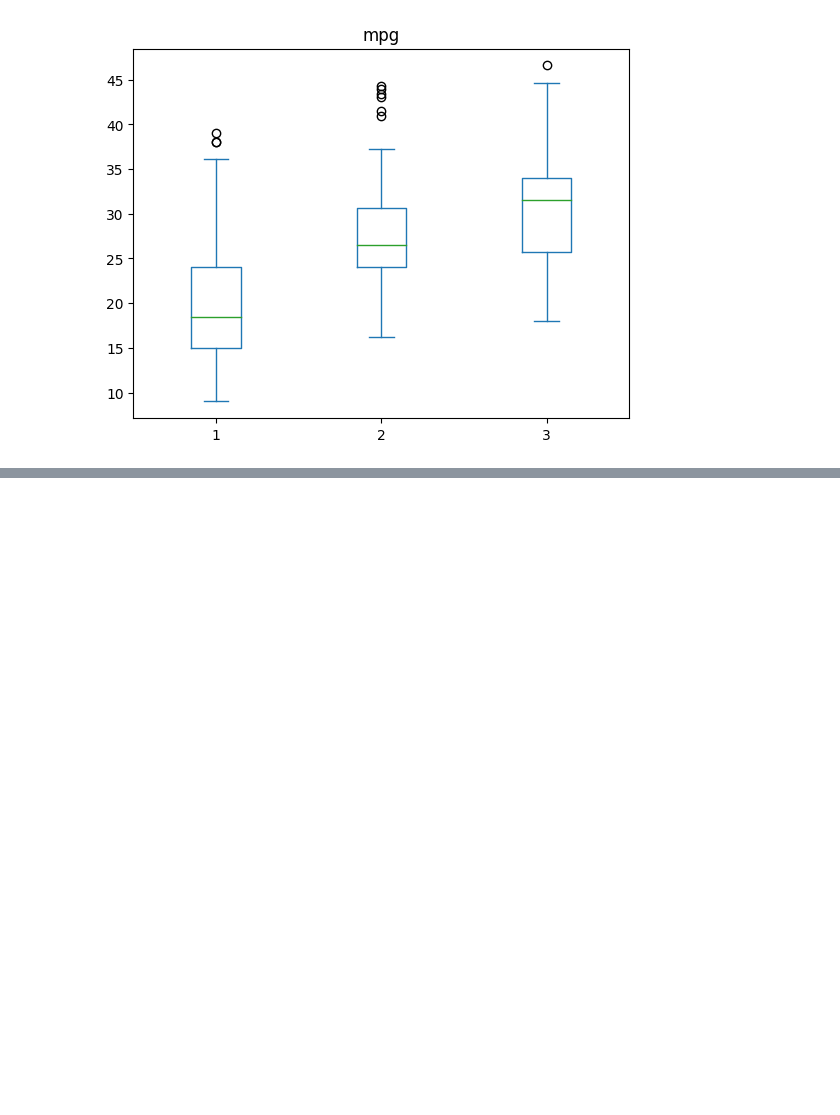
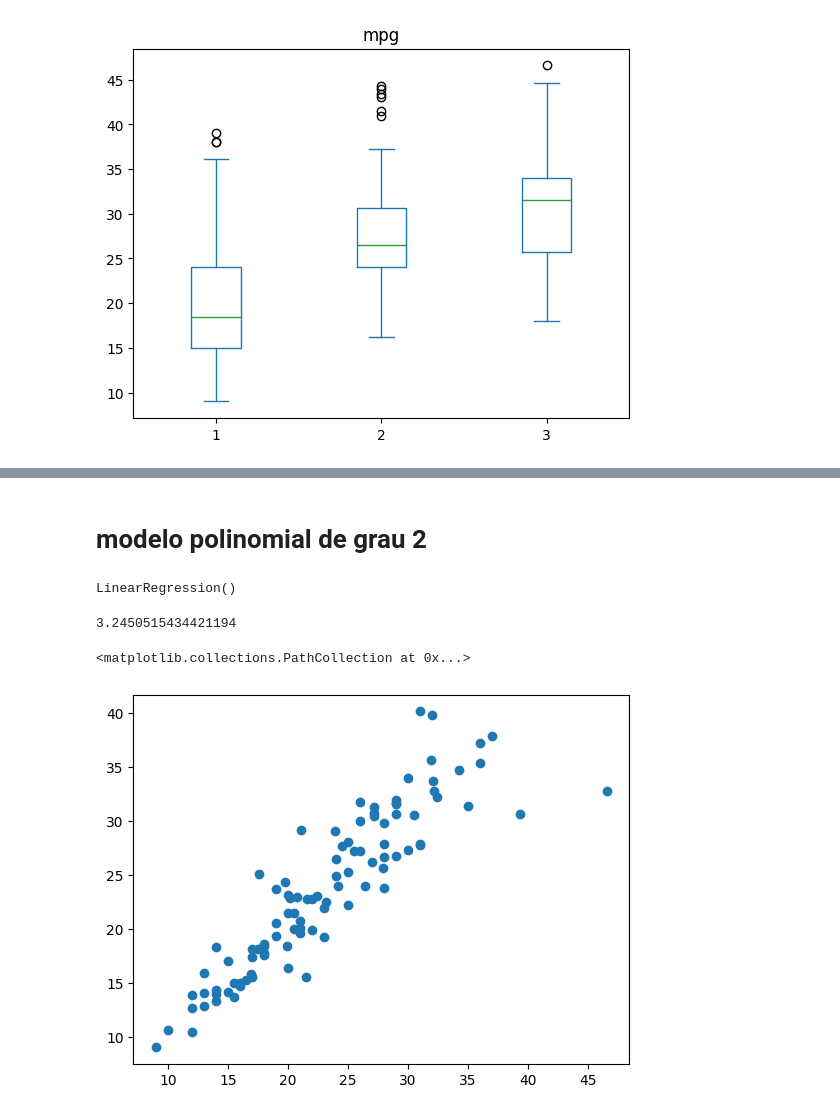
Before and after one commit to FabioAyresInsper/autompg, a Jupyter notebook: notebooks/projeto.ipynb, the cells around one changed output, grey strips where cells are left out. Cells and saved outputs as stored; diff of their text form; code cells hidden in the pictures; blank space fills up the shorter version.

```diff
--- a/notebooks/projeto.ipynb
+++ b/notebooks/projeto.ipynb
@@ -164,0 +267,26 @@ dtype: object
+# %% [markdown]
+# modelo polinomial de grau 2
+# %%
+from sklearn.preprocessing import PolynomialFeatures
+
+transformer = PolynomialFeatures(degree=2, include_bias=False)
+X_train_valid_transf = transformer.fit_transform(X_train_valid)
+# %%
+model = LinearRegression()
+
+model.fit(X_train_valid_transf, y_train_valid)
+# %% [output]
+LinearRegression()
+# %%
+X_test_valid_transf = transformer.transform(X_test_valid)
+y_pred = model.predict(X_test_valid_transf)
+# %%
+RMSE = math.sqrt(mean_squared_error(y_test_valid, y_pred))
+RMSE
+# %% [output]
+3.2450515434421194
+# %%
+plt.scatter(y_test_valid, y_pred)
+# %% [output]
+<matplotlib.collections.PathCollection at 0x...>
+[figure, added]
```
Also changed, not shown: parts of 17 cells of this notebook.
